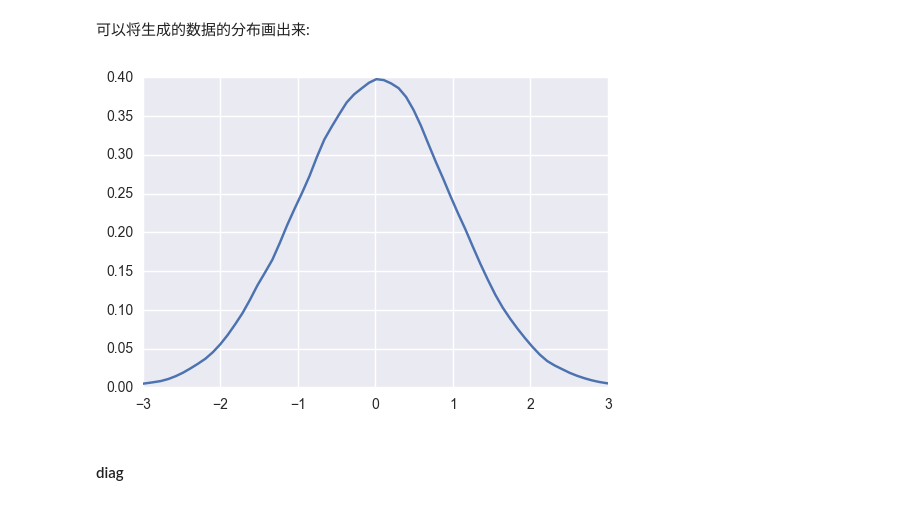
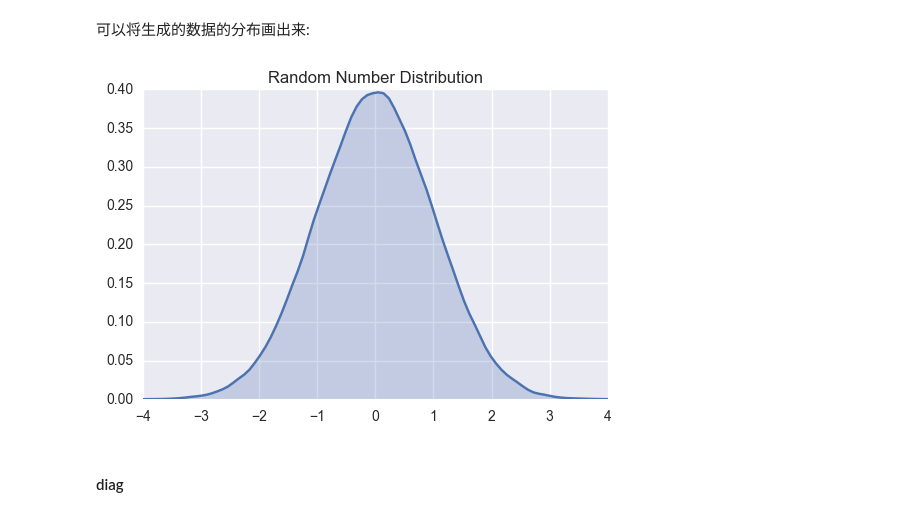
Before and after one commit to daniellaah/Python-Scientific-Computing, a Jupyter notebook: Numpy 笔记(一).ipynb, the cells around one changed output. Cells and saved outputs as stored; diff of their text form; code cells hidden in the pictures.

```diff
--- a/Numpy 笔记(一).ipynb
+++ b/Numpy 笔记(一).ipynb
@@ -288,12 +288,15 @@ array([[-0.53931659,  0.86883594,  1.71465264],
 # %%
 import seaborn as sns
 %matplotlib inline
 import matplotlib.pyplot as plt
-sns.kdeplot(np.random.randn(100000))
-plt.xlim(-3, 3)
+sns.kdeplot(np.random.randn(100000), shade=True)
+sns.despine(right=True, top=True)
+sns.set_style("white")
+plt.xlim(-4, 4)
+plt.title("Random Number Distribution")
 plt.show()
 # %% [output]
-[figure, old version]
+[figure, new version]
 # %% [markdown]
 #### diag
 # %% [markdown]
```
Also changed, not shown: parts of 36 cells of this notebook, 2 other files.
